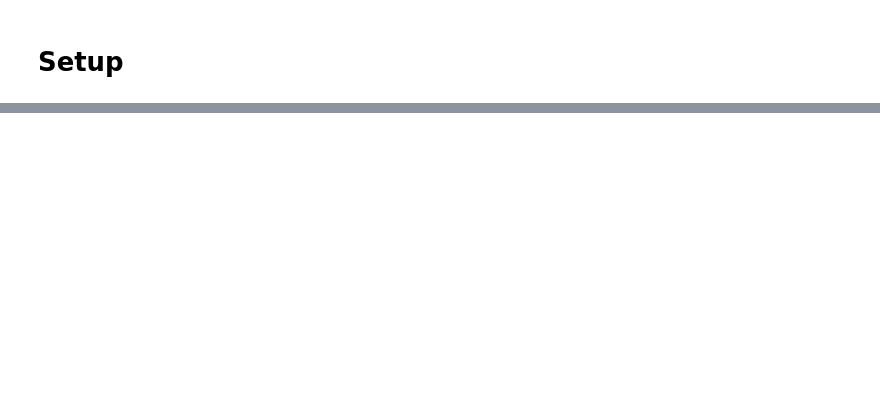
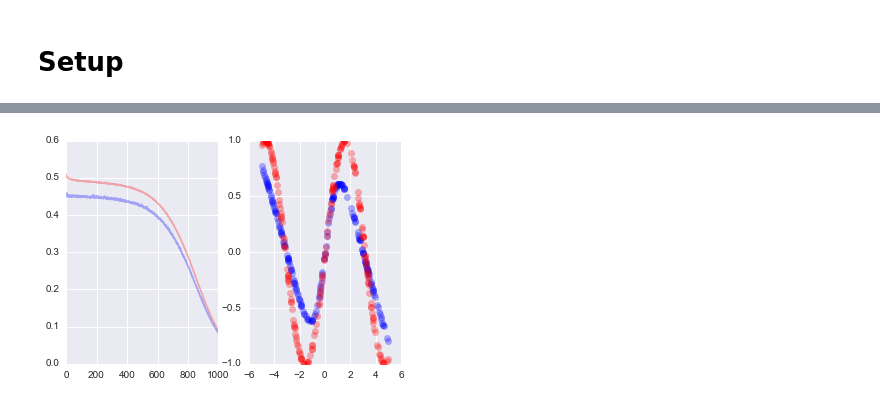
Before and after one commit to ishikota/jupyter-notebook-shelf, a Jupyter notebook: keras/compare_optimizer.ipynb, the cells around one changed output, grey strips where cells are left out. Drawn from its saved outputs; the diff is of its cells as text; code cells hidden in the pictures; blank space fills up the shorter version.

Commit message:
Compare optimizers through sin fitting

```diff
--- a/keras/compare_optimizer.ipynb
+++ b/keras/compare_optimizer.ipynb
@@ -30,6 +60,5 @@ def plot_training_history(history):
 from sklearn.metrics import classification_report
 
 def evaluate_model(model, testX, testY):
-    Yhat = model.predict(testX)
-    yhat = np.argmax(Yhat, axis=1)
-    print(classification_report(testy, yhat))
+    score = model.evaluate(testX, testY)
+    print "mse=%f" % score
@@ -45,17 +64,0 @@ def evaluate_model(model, testX, testY):
-# %%
-from keras.models import Sequential
-from keras.layers.core import Dense, Activation
-
-# Define model architecture
-model = Sequential()
-model.add(Dense(100, input_shape=(784,)))
-model.add(Activation("relu"))
-model.add(Dense(10))
-model.add(Activation("softmax"))
-model.compile(loss="categorical_crossentropy", optimizer="sgd", metrics=["accuracy"])
-
-# Start training
-nb_epoch = 20
-history = model.fit(trainX, trainY, batch_size=128, nb_epoch=nb_epoch, verbose=0, validation_split=0.1)
-plot_training_history(history)
-evaluate_model(model, testX, testY)
@@ -81,17 +64,0 @@ avg / total       0.64      0.76      0.69     10000
-# %%
-from keras.models import Sequential
-from keras.layers.core import Dense, Activation
-
-# Define model architecture
-model = Sequential()
-model.add(Dense(100, input_shape=(784,)))
-model.add(Activation("relu"))
-model.add(Dense(10))
-model.add(Activation("softmax"))
-model.compile(loss="categorical_crossentropy", optimizer="adagrad", metrics=["accuracy"])
-
-# Start training
-nb_epoch = 200
-history = model.fit(trainX, trainY, batch_size=128, nb_epoch=nb_epoch, verbose=0, validation_split=0.1)
-plot_training_history(history)
-evaluate_model(model, testX, testY)
@@ -113,0 +73,7 @@ avg / total       0.40      0.59      0.46     10000
+# %%
+model = gen_model("sgd")
+history = model.fit(trainX, trainY, batch_size=batch_size, nb_epoch=nb_epoch, verbose=0, validation_split=0.1)
+plot_training_history(model, history, testX, testY)
+evaluate_model(model, testX, testY)
+# %% [output]
+[figure, added]
```
Also changed, not shown: parts of 24 cells of this notebook.
